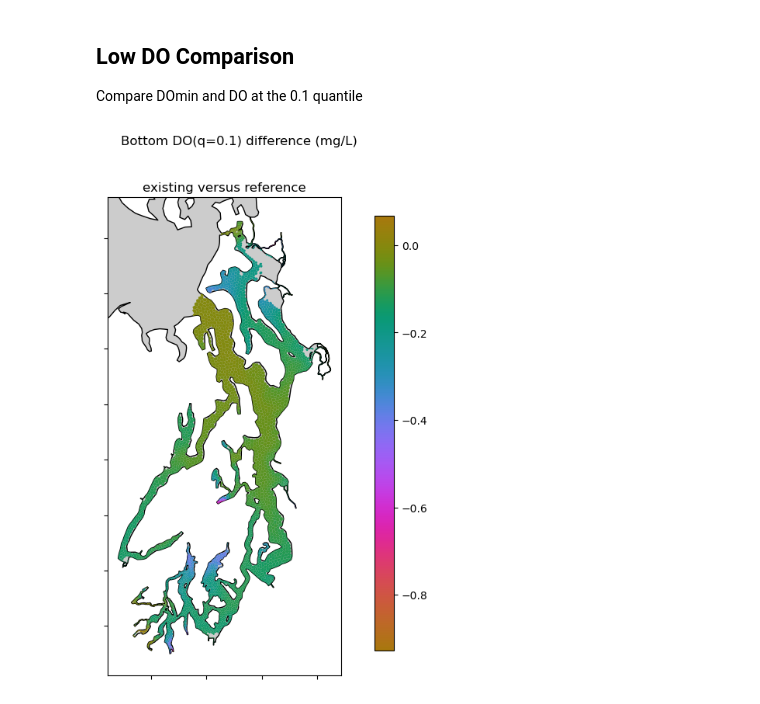
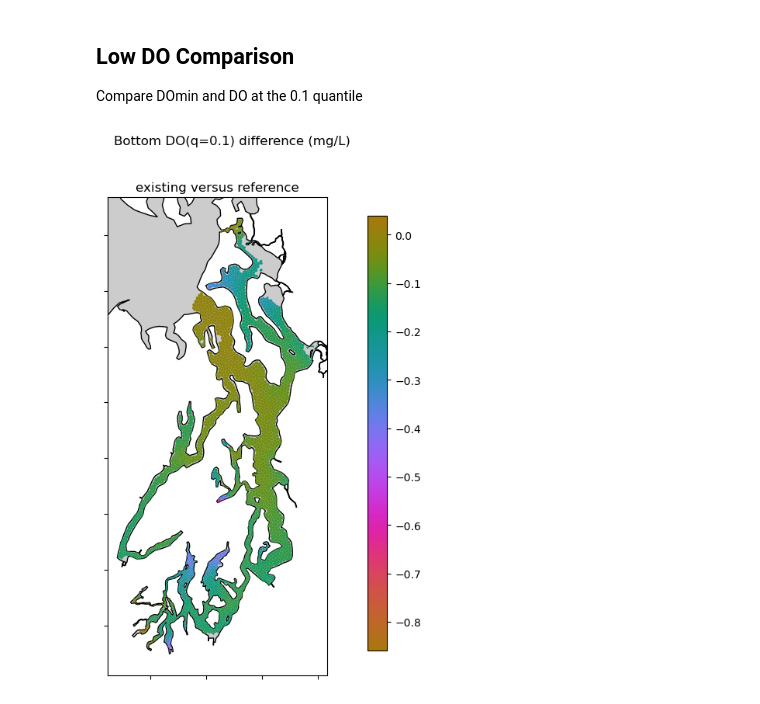
Before and after one commit to bedaro/ssm-analysis, a Jupyter notebook: Bottom DO.ipynb, the cells around one changed output. Cells and saved outputs as stored; diff of their text form; code cells hidden in the pictures.

Commit message:
Migrate map plotting to fvcom_util, fix grid mismatch

```diff
--- a/Bottom DO.ipynb
+++ b/Bottom DO.ipynb
@@ -155,0 +85,5 @@ au.read_base_map(ssm_full_union_shp).head()
+# %%
+grid = FvcomGrid.from_mesh(grid_file)
+cv = ControlVolume(grid=grid, nodes=set(do_data['node'][:]), calc=True)
+domain = cv.tces
+domain.head()
@@ -207,12 +148,12 @@ fig.savefig(out_file("sites.png"))
 Pre-calculate the hypoxic durations and areas for each variable. If masking is enabled, this takes a while because of the indexer on the NetCDF dataset.
 # %%
 # Representative areas of each node in km2
-areas = domain.loc[do_data['node'][unmasked_indexer].data].area / 1e6
+areas = domain.area / 1e6
 # Total area in km2
-total_area = areas.sum()
+total_area = cv.area
 
 def extract_data(var):
-    return do_data[var][:,unmasked_indexer].data
+    return do_data[var][:].data
 
 # Calculate the total time that this retrieved node index spent with a hypoxic DO
 def calc_duration(data, i):
@@ -267,6 +208,7 @@ norm_duration = colors.Normalize(vmin=0.1, vmax=max_duration)
 
 # Make a map of the durations for each variable, assembling them into one single
 # GeoDataFrame for output
+data = cv.tces
 for ax, v, t in zip(axs, do_variables, do_variable_titles):
     if ax == axs[-1]:
         # See https://stackoverflow.com/a/13784887/413862 and
@@ -276,14 +218,10 @@ for ax, v, t in zip(axs, do_variables, do_variable_titles):
         legend_args = { "legend": True, "cax": cbar_ax }
     else:
         legend_args = { "legend": False }
-    d, drop = au.map_plot(domain, hypoxic_durations[v], t, ax=ax, cmap=mycmap, norm=norm_duration,
-                          **legend_args)
-    # A bit of a hack to combine all the durations into a single GeoDataFrame
-    if ax == axs[0]:
-        data = d
-        data.rename(columns={"values": t}, inplace=True)
-    else:
-        data[t] = d['values']
+    cv.plot(data=hypoxic_durations[v], ax=ax, cmap=mycmap, norm=norm_duration,
+            **legend_args)
+    ax.set(title=t, xticklabels=(), yticklabels=())
+    data[t] = hypoxic_durations[v]
 
 fig.suptitle("Bottom Hypoxic Duration (days)")
 
@@ -328,8 +267,8 @@ if exp_variables is not None:
             legend_args = { "legend": True, "cax": cbar_ax }
         else:
             legend_args = { "legend": False }
-        d, drop = au.map_plot(domain, v, t, ax=ax,
-                              cmap=cmocean.cm.delta, norm=divnorm, **legend_args)
+        cv.plot(data=v, ax=ax, cmap=cmocean.cm.delta, norm=divnorm, **legend_args)
+        ax.set(title=t, xticklabels=(), yticklabels=())
 
 fig.suptitle("Bottom Hypoxic Duration (days)")
 fig.savefig(out_file("hypox_duration_compare.png"))
@@ -383,33 +322,34 @@ def plot_quantile(q):
     # For compatibility in the case that there's only a single plot to make
     if len(vals) == 1:
         axs = np.array([axs])
 
     # Make a map of this quantile for each variable compared to the control, assembling
     # them into one single GeoDataFrame for output
     for ax, v, t in zip(axs, vals, exp_titles):
         if ax == axs[-1]:
             # See https://stackoverflow.com/a/13784887/413862 and
             # https://geopandas.org/en/latest/docs/user_guide/mapping.html#creating-a-legend
             fig.subplots_adjust(right=0.8)
             cbar_ax = fig.add_axes([0.85, 0.15, 0.05, 0.7])
             legend_args = { "legend": True, "cax": cbar_ax }
         else:
             legend_args = { "legend": False }
-        d, drop = au.map_plot(domain, v - control, t, ax=ax,
-                              cmap=cmocean.cm.phase, norm=norm_do, **legend_args)
+        cv.plot(data=v-control, ax=ax, cmap=cmocean.cm.phase, norm=norm_do,
+                **legend_args)
+        ax.set(title=t, xticklabels=(), yticklabels=())
     data = domain.copy()
     data[control_variable] = control
     for v, t in zip(vals, exp_variables):
         data[t] = v
 
     fig.suptitle(f'Bottom DO({qdesc}) difference (mg/L)')
 
     fig.savefig(out_file(f'do_{qdesc}.png'))
     data.to_file(out_file(f'do_{qdesc}.shp'))
     data['node_area_km2'] = data['geometry'].area / 1e6
     data.to_excel(out_file(f'do_{qdesc}.xlsx'))
 
 if exp_variables is not None:
     plot_quantile(0.1)
 # %% [output]
-[figure, old version]
+[figure, new version]
```
Also changed, not shown: parts of 16 cells of this notebook, 23 other files.
